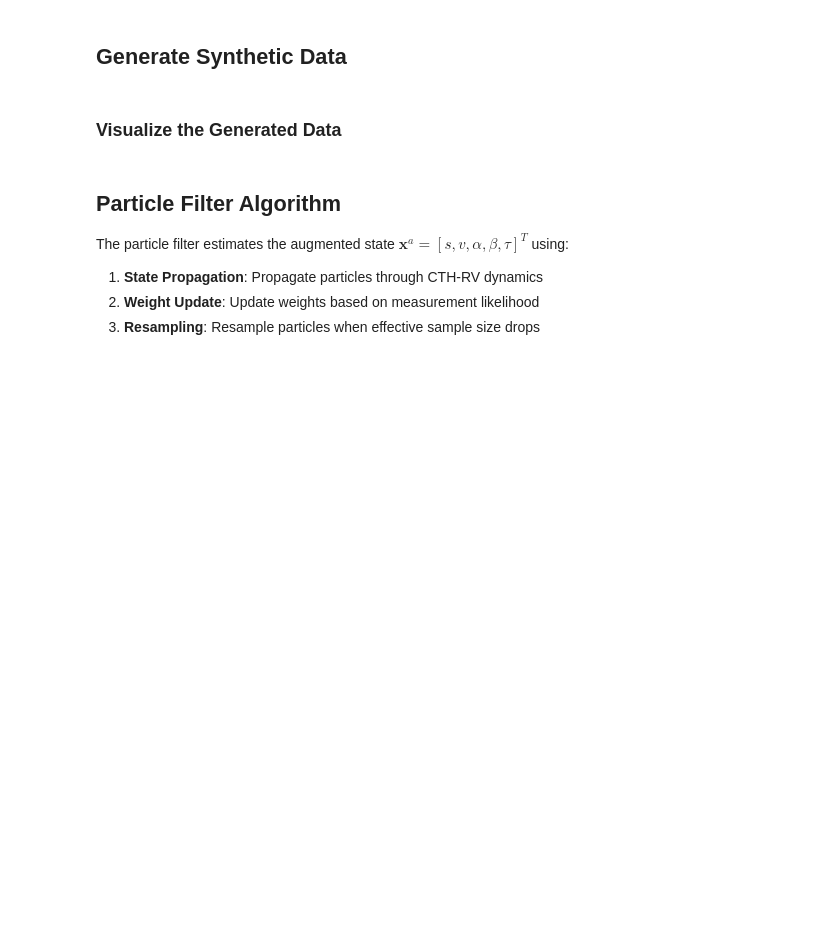
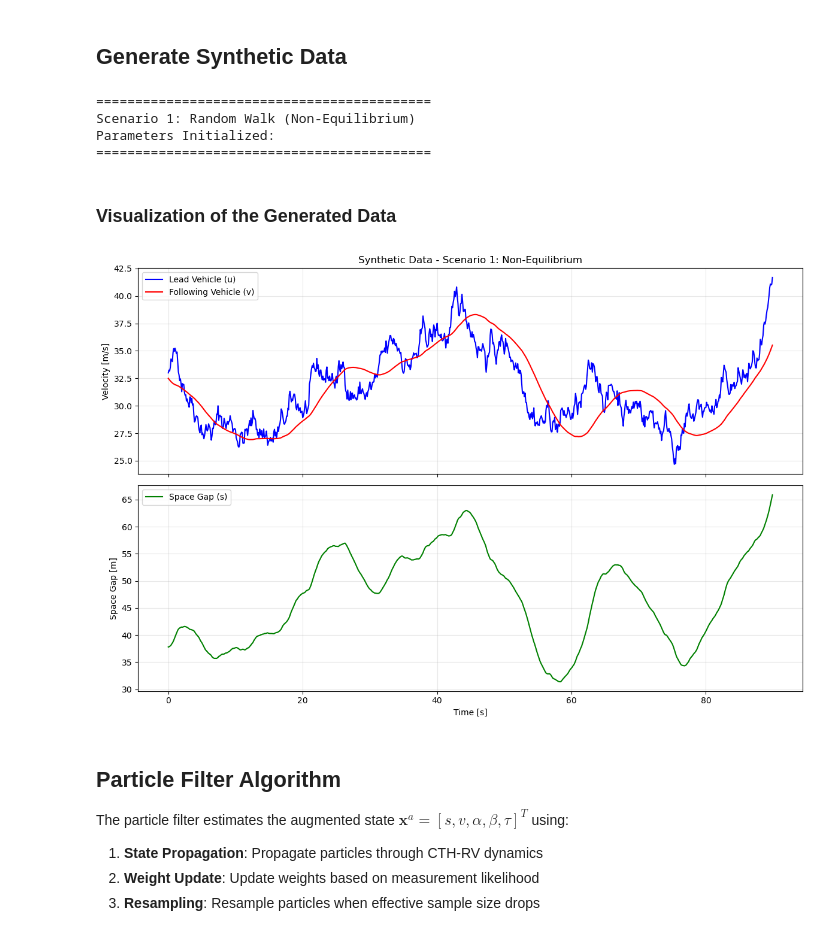
Before and after one commit to telloaxelll/Methods-Parameter-Estimation, a Jupyter notebook: src/particle_filter.ipynb, the cells around one changed output. Saved outputs shown, nothing was run; the diff lists cells and outputs as text; code cells hidden in the pictures; blank space fills up the shorter version.

```diff
--- a/src/particle_filter.ipynb
+++ b/src/particle_filter.ipynb
@@ -52,33 +58,42 @@ print("===========================================")
 # Scenario 1 (non-equilibrium)
 print("===========================================")
 print("Scenario 1: Random Walk (Non-Equilibrium)")
+print("Parameters Initialized:")
+
 print("===========================================")
 u_t, v_t, s_t = scenario_1_non_eq(u_0, v_0, s_0, time, dv_max, dt, true_theta)
+# %% [output]
+===========================================
+Scenario 1: Random Walk (Non-Equilibrium)
+Parameters Initialized:
+===========================================
 # %% [markdown]
-### Visualize the Generated Data
+### Visualization of the Generated Data
 # %%
-# Plot the synthetic data
-fig, axes = plt.subplots(2, 1, figsize=(12, 6), sharex=True)
+# Plot synthetic data
+fig, axes = plt.subplots(2, 1, figsize=(12, 8), sharex=True)
 
 time_axis = np.arange(len(u_t)) * dt
 
 # Velocity plot
 axes[0].plot(time_axis, u_t, 'b-', label='Lead Vehicle (u)', linewidth=1.5)
 axes[0].plot(time_axis, v_t, 'r-', label='Following Vehicle (v)', linewidth=1.5)
 axes[0].set_ylabel('Velocity [m/s]')
 axes[0].legend()
 axes[0].grid(True, alpha=0.3)
 axes[0].set_title('Synthetic Data - Scenario 1: Non-Equilibrium')
 
 # Space gap plot
 axes[1].plot(time_axis, s_t, 'g-', label='Space Gap (s)', linewidth=1.5)
 axes[1].set_ylabel('Space Gap [m]')
 axes[1].set_xlabel('Time [s]')
 axes[1].legend()
 axes[1].grid(True, alpha=0.3)
 
 plt.tight_layout()
 plt.show()
+# %% [output]
+[figure, added]
 # %% [markdown]
 ## Particle Filter Algorithm
 
```
Also changed, not shown: parts of 16 cells of this notebook, 1 other file.
